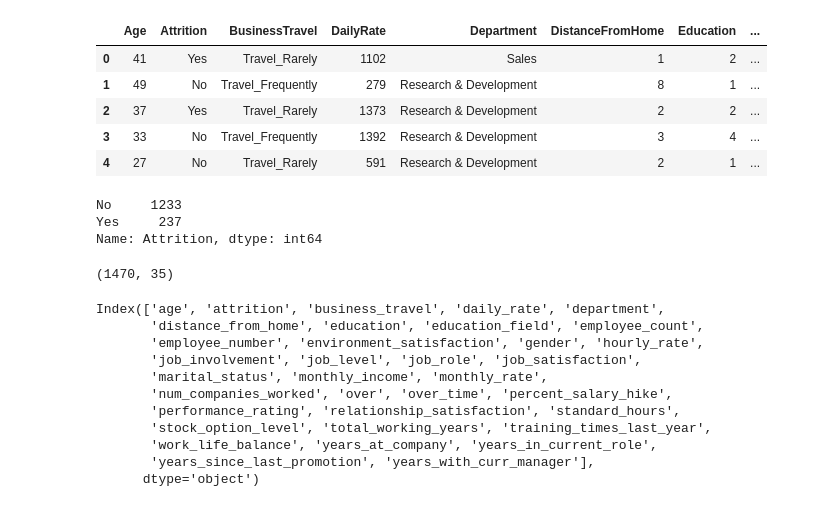
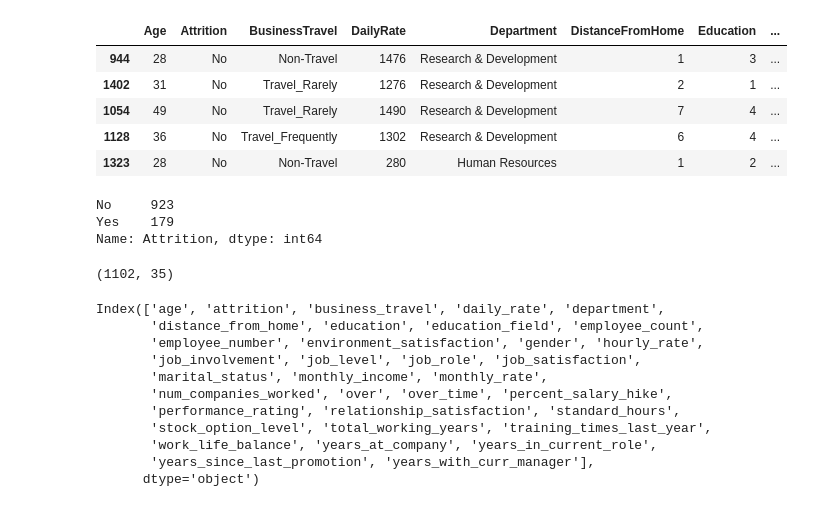
Before and after one commit to renanfmoises/people-analytics, a Jupyter notebook: notebooks/People Analytics - Model Selection - Feature Engineering (Renan).ipynb, the cells around one changed output. Saved outputs shown, nothing was run; the diff lists cells and outputs as text; code cells hidden in the pictures.

```diff
--- a/notebooks/People Analytics - Model Selection - Feature Engineering (Renan).ipynb
+++ b/notebooks/People Analytics - Model Selection - Feature Engineering (Renan).ipynb
@@ -30,22 +37,22 @@ people = pd.read_csv('../raw_data/people_analytics.csv')
 # %%
-people.head()
+people_train.head()
 # %% [output]
 |  | Age | Attrition | BusinessTravel | DailyRate | Department | DistanceFromHome | Education | ... |
-| 0 | 41 | Yes | Travel_Rarely | 1102 | Sales | 1 | 2 | ... |
-| 1 | 49 | No | Travel_Frequently | 279 | Research & Development | 8 | 1 | ... |
-| 2 | 37 | Yes | Travel_Rarely | 1373 | Research & Development | 2 | 2 | ... |
-| 3 | 33 | No | Travel_Frequently | 1392 | Research & Development | 3 | 4 | ... |
-| 4 | 27 | No | Travel_Rarely | 591 | Research & Development | 2 | 1 | ... |
+| 944 | 28 | No | Non-Travel | 1476 | Research & Development | 1 | 3 | ... |
+| 1402 | 31 | No | Travel_Rarely | 1276 | Research & Development | 2 | 1 | ... |
+| 1054 | 49 | No | Travel_Rarely | 1490 | Research & Development | 7 | 4 | ... |
+| 1128 | 36 | No | Travel_Frequently | 1302 | Research & Development | 6 | 4 | ... |
+| 1323 | 28 | No | Non-Travel | 280 | Human Resources | 1 | 2 | ... |
 # %%
-people['Attrition'].value_counts()
+people_train['Attrition'].value_counts()
 # %% [output]
-No     1233
-Yes     237
+No     923
+Yes    179
 Name: Attrition, dtype: int64
 # %%
-people.shape
+people_train.shape
 # %% [output]
-(1470, 35)
+(1102, 35)
 # %%
 def camel_case_split(str):
     return '_'.join(re.findall(r'[A-Z](?:[a-z]+|[A-Z]*(?=[A-Z]|$))', str))
```
Also changed, not shown: parts of 77 cells of this notebook, 6 other files.
